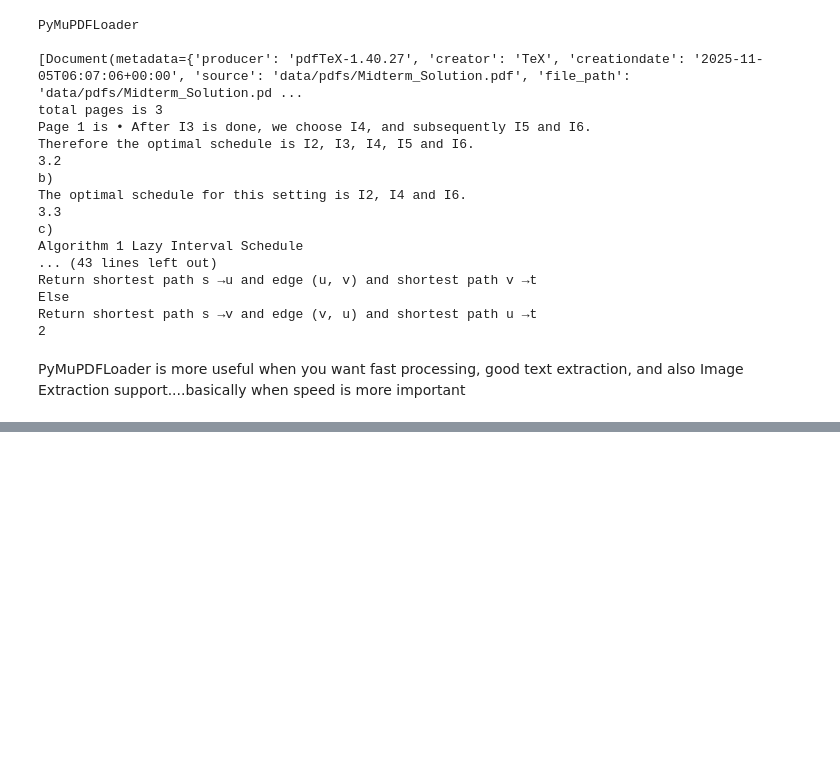
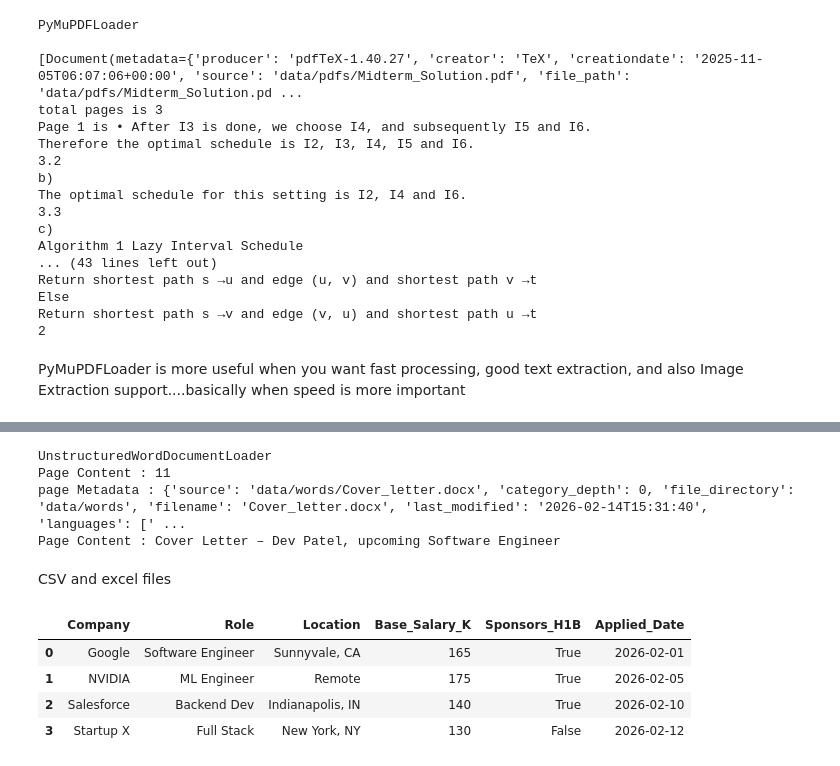
Before and after one commit to Dev0408Patel/RAGDev, a Jupyter notebook: DataIngestParsing/dataingestion.ipynb, the cells around one changed output, grey strips where cells are left out. Saved outputs shown, nothing was run; the diff lists cells and outputs as text; code cells hidden in the pictures; blank space fills up the shorter version.

Commit message:
use lang chain for data ingestion for pdfs, word, csvs, and jsons

```diff
--- a/DataIngestParsing/dataingestion.ipynb
+++ b/DataIngestParsing/dataingestion.ipynb
@@ -420,0 +533,18 @@ PyMuPDFLoader is more useful when you want fast processing, good text extraction
+# %%
+print(f"UnstructuredWordDocumentLoader")
+
+try:
+    unstruct_loader = UnstructuredWordDocumentLoader("data/words/Cover_letter.docx",mode = "elements")
+    pages = unstruct_loader.load()
+    print(f"Page Content : {len(pages)}")
+    print(f"page Metadata : {pages[0].metadata}")
+    print(f"Page Content : {pages[0].page_content}")
+except Exception as e:
+    print(f"Error : {e}")
+# %% [output]
+UnstructuredWordDocumentLoader
+Page Content : 11
+page Metadata : {'source': 'data/words/Cover_letter.docx', 'category_depth': 0, 'file_directory': 'data/words', 'filename': 'Cover_letter.docx', 'last_modified': '2026-02-14T15:31:40', 'languages': [' ...
+Page Content : Cover Letter – Dev Patel, upcoming Software Engineer
+# %% [markdown]
+CSV and excel files
@@ -420,0 +556,18 @@ PyMuPDFLoader is more useful when you want fast processing, good text extraction
+# %%
+data = {
+    "Company": ["Google", "NVIDIA", "Salesforce", "Startup X"],
+    "Role": ["Software Engineer", "ML Engineer", "Backend Dev", "Full Stack"],
+    "Location": ["Sunnyvale, CA", "Remote", "Indianapolis, IN", "New York, NY"],
+    "Base_Salary_K": [165, 175, 140, 130],
+    "Sponsors_H1B": [True, True, True, False],
+    "Applied_Date": ["2026-02-01", "2026-02-05", "2026-02-10", "2026-02-12"]
+}
+# %%
+df = pd.DataFrame(data)
+df
+# %% [output]
+|  | Company | Role | Location | Base_Salary_K | Sponsors_H1B | Applied_Date |
+| 0 | Google | Software Engineer | Sunnyvale, CA | 165 | True | 2026-02-01 |
+| 1 | NVIDIA | ML Engineer | Remote | 175 | True | 2026-02-05 |
+| 2 | Salesforce | Backend Dev | Indianapolis, IN | 140 | True | 2026-02-10 |
+| 3 | Startup X | Full Stack | New York, NY | 130 | False | 2026-02-12 |
```
Also changed, not shown: parts of 26 cells of this notebook, 8 other files.
